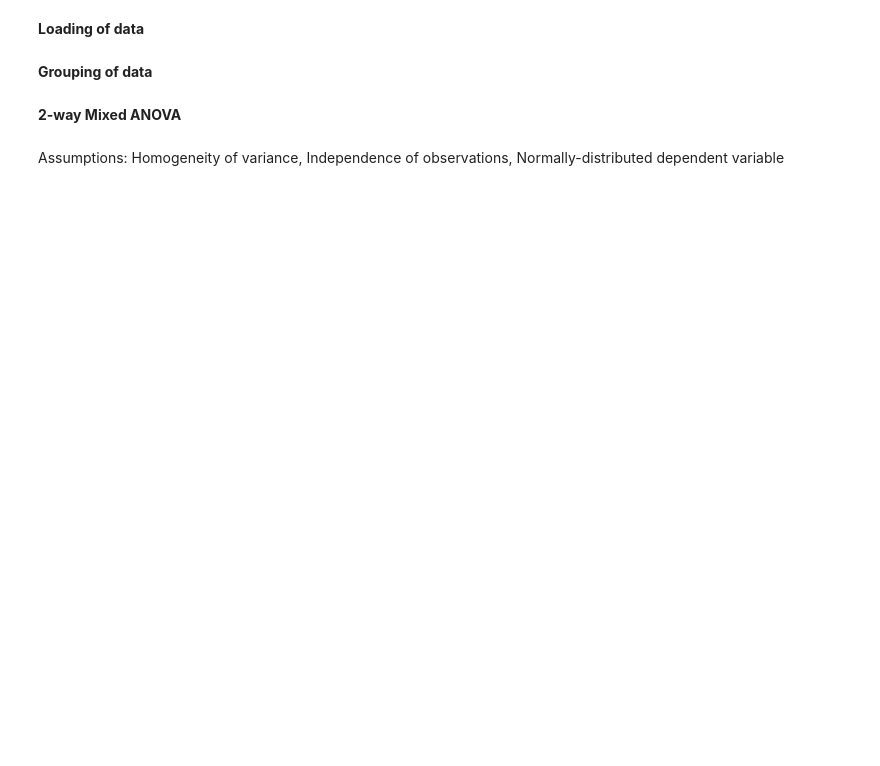
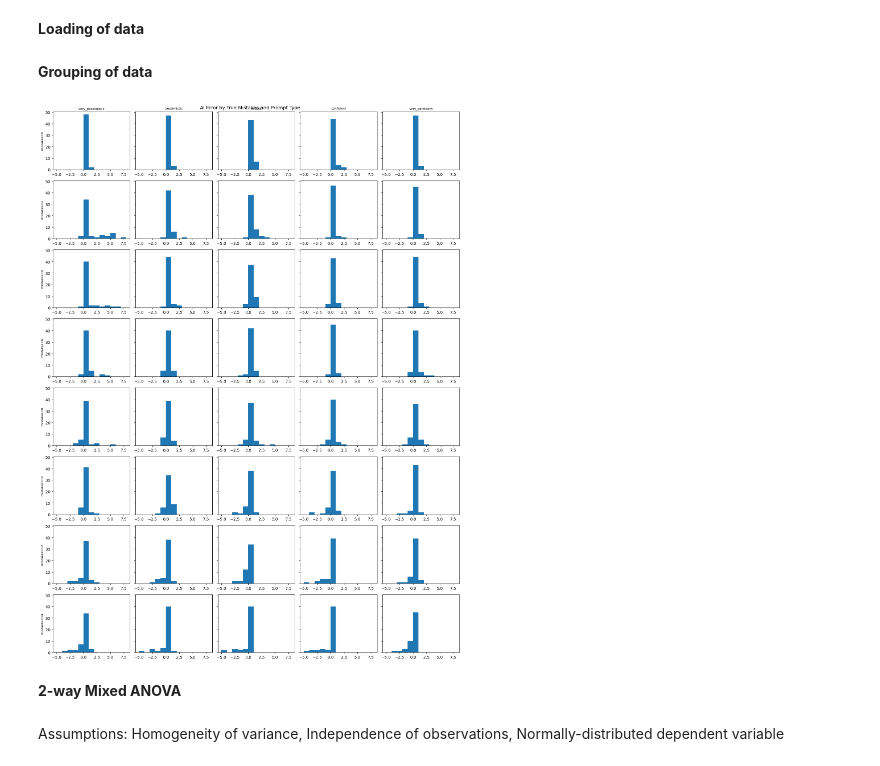
Before and after one commit to nebsen123/Prompt-bias-in-AI-grading, a Jupyter notebook: AI-Grader-ANOVA.ipynb, the cells around one changed output. Cells and saved outputs as stored; diff of their text form; code cells hidden in the pictures; blank space fills up the shorter version.

```diff
--- a/AI-Grader-ANOVA.ipynb
+++ b/AI-Grader-ANOVA.ipynb
@@ -9,7 +9,9 @@ import numpy as np
 # %%
 # Replace with our file path
 df = pd.read_csv("ai_grading_final.csv")
-
+df["prompt_type"] = pd.Categorical(df["prompt_type"],
+    categories=["very_pessimistic", "pessimistic", "neutral", "confident", "very_confident"],
+    ordered=True)
 # Required columns:
 required_columns = [
     "answer_key_id",
@@ -27,20 +29,27 @@ df["prompt_type"] = df["prompt_type"].astype("category")
 # %%
 matrix = df.groupby(["true_mistakes", "prompt_type"])["ai_error"].apply(np.array).unstack("prompt_type")
 #matrix.head()
+all_data = [x for sublist in matrix.values.flatten() for x in sublist]
+global_bins = np.arange(min(all_data), max(all_data) + 2)
+
 fig, axes = plt.subplots(len(matrix.index), len(matrix.columns), figsize=(15, 20), sharey=True)
 
 for i, true_mistakes in enumerate(matrix.index):
     for j, prompt_type in enumerate(matrix.columns):
         ax = axes[i, j]
-        ax.hist(matrix.loc[true_mistakes, prompt_type],bins=np.arange(-2,8,1))
+        data = matrix.loc[true_mistakes, prompt_type]
+        ax.hist(data, bins=global_bins)
+        ax.set_xlim(min(data) - 0.5, max(data) + 0.5)
         if i == 0:
             ax.set_title(prompt_type, fontsize=8)
         if j == 0:
             ax.set_ylabel(f"mistakes={true_mistakes}", fontsize=8)
 
 plt.suptitle("AI Error by True Mistakes and Prompt Type")
 plt.tight_layout()
 plt.show()
+# %% [output]
+[figure, added]
 # %% [markdown]
 **2-way Mixed ANOVA**
 # %% [markdown]
```
Also changed, not shown: parts of 1 cell of this notebook, 12 other files.
